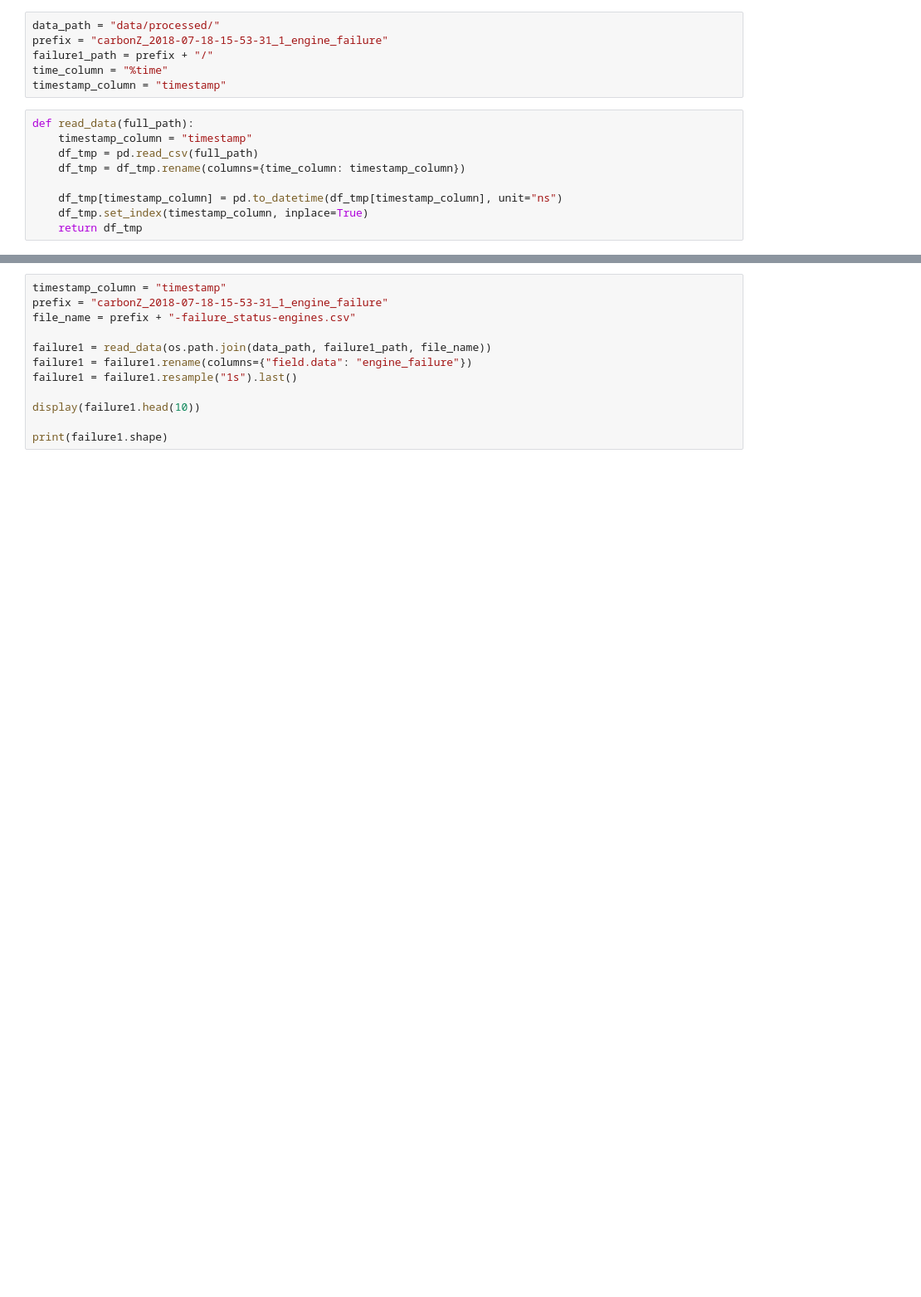
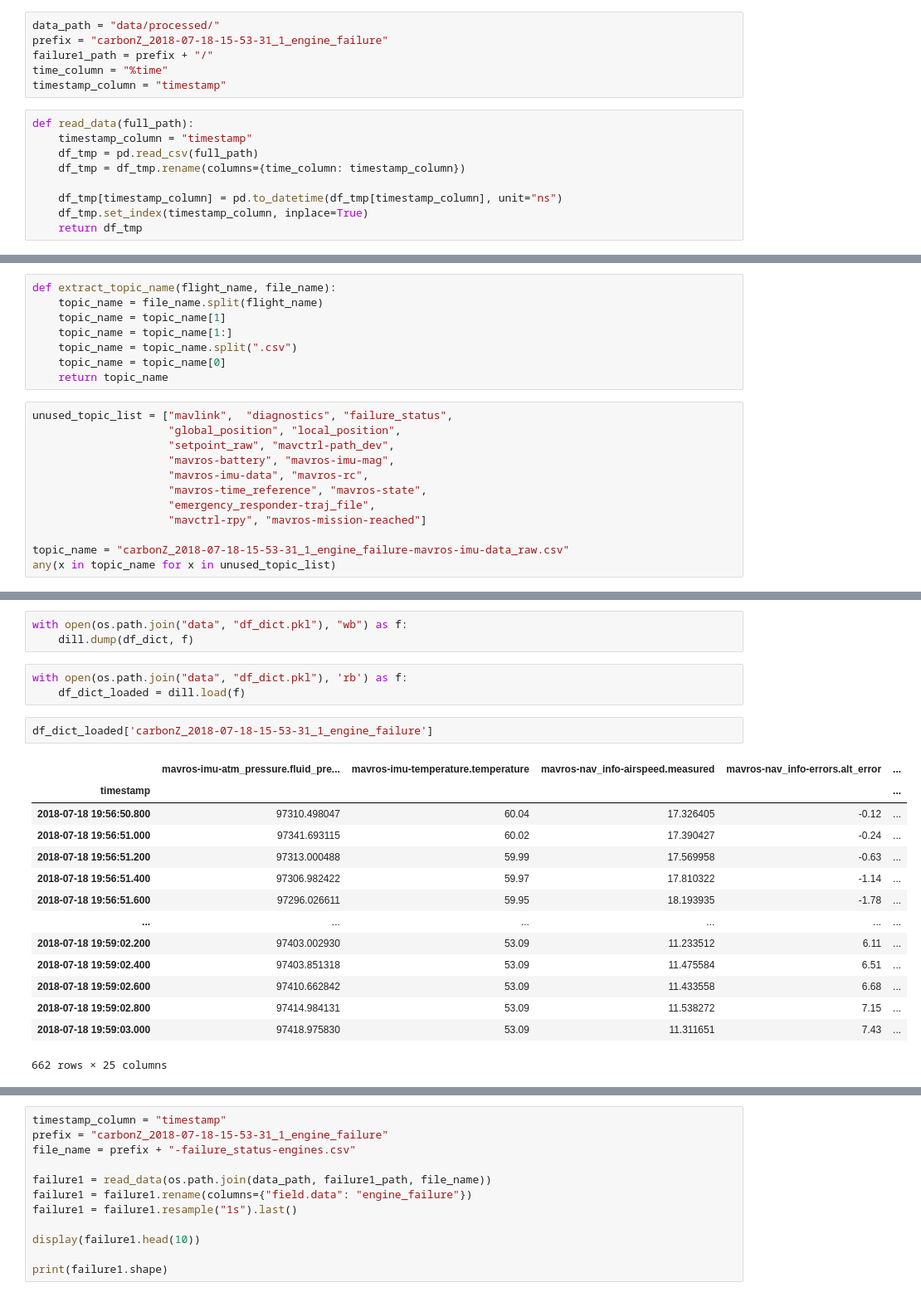
Before and after one commit to shamilnabiyev/alfa-uav-fault-detection, a Jupyter notebook: simple-eda.ipynb, the cells around one changed output, grey strips where cells are left out. Shown: that part at 83% size. Cells and saved outputs as stored; diff of their text form; blank space fills up the shorter version.

```diff
--- a/simple-eda.ipynb
+++ b/simple-eda.ipynb
@@ -78,0 +74,20 @@ glob(os.path.join(data_path, failure1_path, "*.csv"))
+# %%
+def extract_topic_name(flight_name, file_name):
+    topic_name = file_name.split(flight_name)
+    topic_name = topic_name[1]
+    topic_name = topic_name[1:]
+    topic_name = topic_name.split(".csv")
+    topic_name = topic_name[0]
+    return topic_name
+# %%
+unused_topic_list = ["mavlink",  "diagnostics", "failure_status",
+                     "global_position", "local_position",
+                     "setpoint_raw", "mavctrl-path_dev",
+                     "mavros-battery", "mavros-imu-mag",
+                     "mavros-imu-data", "mavros-rc",
+                     "mavros-time_reference", "mavros-state",
+                     "emergency_responder-traj_file",
+                     "mavctrl-rpy", "mavros-mission-reached"]
+
+topic_name = "carbonZ_2018-07-18-15-53-31_1_engine_failure-mavros-imu-data_raw.csv"
+any(x in topic_name for x in unused_topic_list)
@@ -78,0 +194,23 @@ glob(os.path.join(data_path, failure1_path, "*.csv"))
+# %%
+with open(os.path.join("data", "df_dict.pkl"), "wb") as f:
+    dill.dump(df_dict, f)
+# %%
+with open(os.path.join("data", "df_dict.pkl"), 'rb') as f:
+    df_dict_loaded = dill.load(f)
+# %%
+df_dict_loaded['carbonZ_2018-07-18-15-53-31_1_engine_failure']
+# %% [output]
+|  | mavros-imu-atm_pressure.fluid_pre... | mavros-imu-temperature.temperature | mavros-nav_info-airspeed.measured | mavros-nav_info-errors.alt_error | ... |
+| timestamp |  |  |  |  | ... |
+| 2018-07-18 19:56:50.800 | 97310.498047 | 60.04 | 17.326405 | -0.12 | ... |
+| 2018-07-18 19:56:51.000 | 97341.693115 | 60.02 | 17.390427 | -0.24 | ... |
+| 2018-07-18 19:56:51.200 | 97313.000488 | 59.99 | 17.569958 | -0.63 | ... |
+| 2018-07-18 19:56:51.400 | 97306.982422 | 59.97 | 17.810322 | -1.14 | ... |
+| 2018-07-18 19:56:51.600 | 97296.026611 | 59.95 | 18.193935 | -1.78 | ... |
+| ... | ... | ... | ... | ... | ... |
+| 2018-07-18 19:59:02.200 | 97403.002930 | 53.09 | 11.233512 | 6.11 | ... |
+| 2018-07-18 19:59:02.400 | 97403.851318 | 53.09 | 11.475584 | 6.51 | ... |
+| 2018-07-18 19:59:02.600 | 97410.662842 | 53.09 | 11.433558 | 6.68 | ... |
+| 2018-07-18 19:59:02.800 | 97414.984131 | 53.09 | 11.538272 | 7.15 | ... |
+| 2018-07-18 19:59:03.000 | 97418.975830 | 53.09 | 11.311651 | 7.43 | ... |
+662 rows × 25 columns
```
Also changed, not shown: parts of 15 cells of this notebook.
